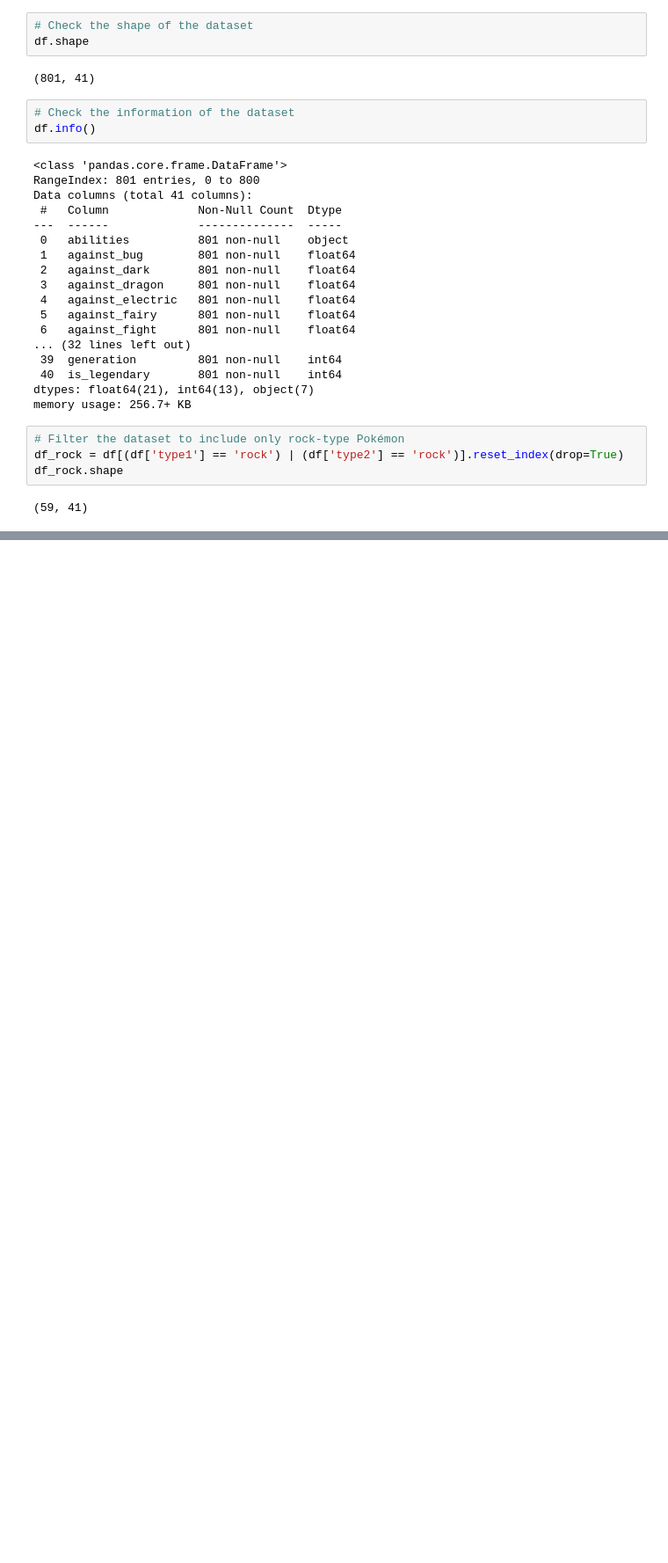
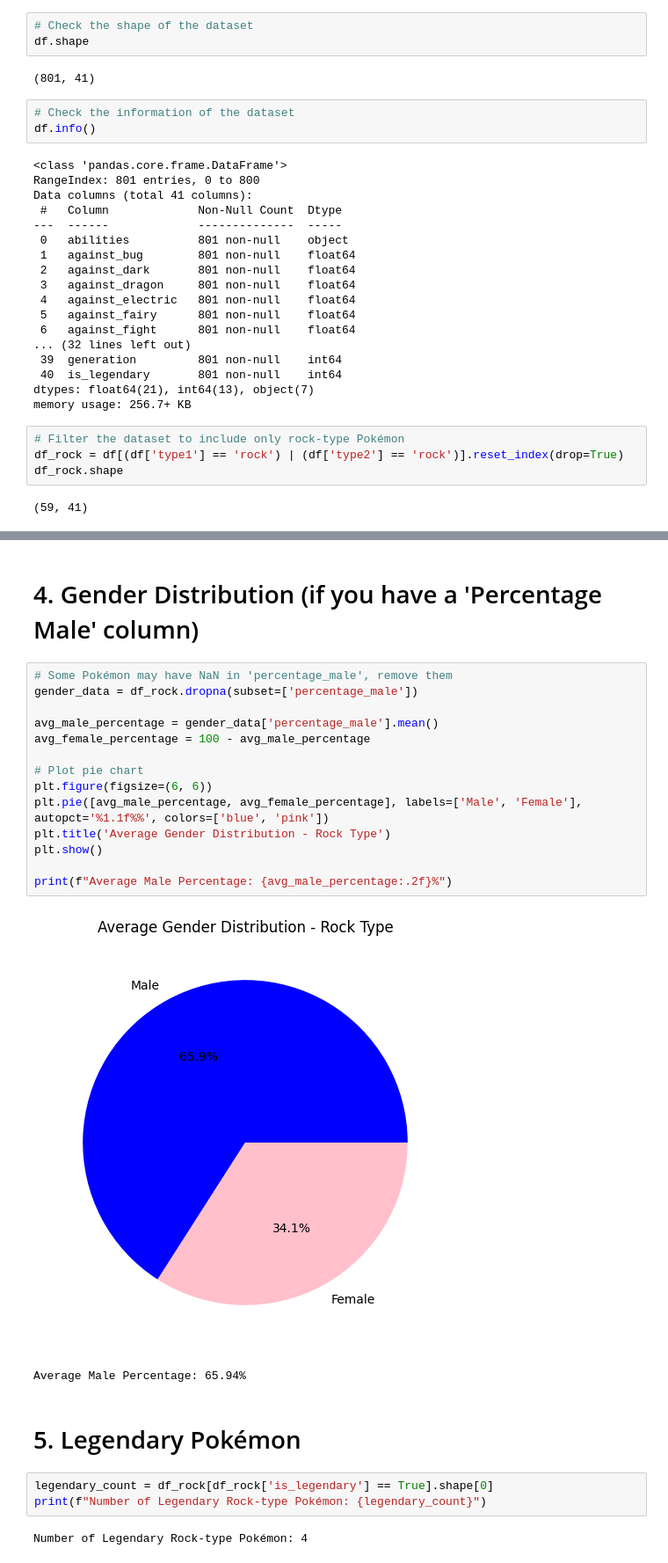
Before and after one commit to driosoft-pro/DataPokemonBattle, a Jupyter notebook: pokemon_battle_rock.ipynb, the cells around one changed output, grey strips where cells are left out. Shown at 88% size. Saved outputs shown, nothing was run; the diff lists cells and outputs as text; blank space fills up the shorter version.

Commit message:
Finsh data

```diff
--- a/pokemon_battle_rock.ipynb
+++ b/pokemon_battle_rock.ipynb
@@ -76,0 +144,26 @@ df_rock.head(10)
+# %% [markdown]
+# 4. Gender Distribution (if you have a 'Percentage Male' column)
+# %%
+# Some Pokémon may have NaN in 'percentage_male', remove them
+gender_data = df_rock.dropna(subset=['percentage_male'])
+
+avg_male_percentage = gender_data['percentage_male'].mean()
+avg_female_percentage = 100 - avg_male_percentage
+
+# Plot pie chart
+plt.figure(figsize=(6, 6))
+plt.pie([avg_male_percentage, avg_female_percentage], labels=['Male', 'Female'], autopct='%1.1f%%', colors=['blue', 'pink'])
+plt.title('Average Gender Distribution - Rock Type')
+plt.show()
+
+print(f"Average Male Percentage: {avg_male_percentage:.2f}%")
+# %% [output]
+[figure, added]
+Average Male Percentage: 65.94%
+# %% [markdown]
+# 5. Legendary Pokémon
+# %%
+legendary_count = df_rock[df_rock['is_legendary'] == True].shape[0]
+print(f"Number of Legendary Rock-type Pokémon: {legendary_count}")
+# %% [output]
+Number of Legendary Rock-type Pokémon: 4
```
Also changed, not shown: parts of 14 cells of this notebook.
